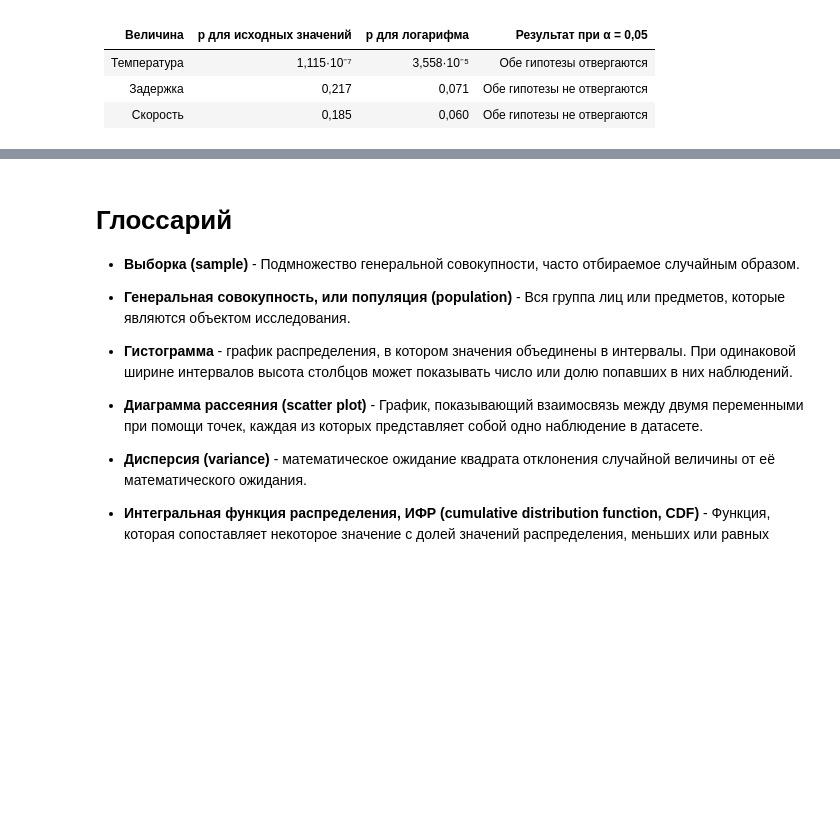
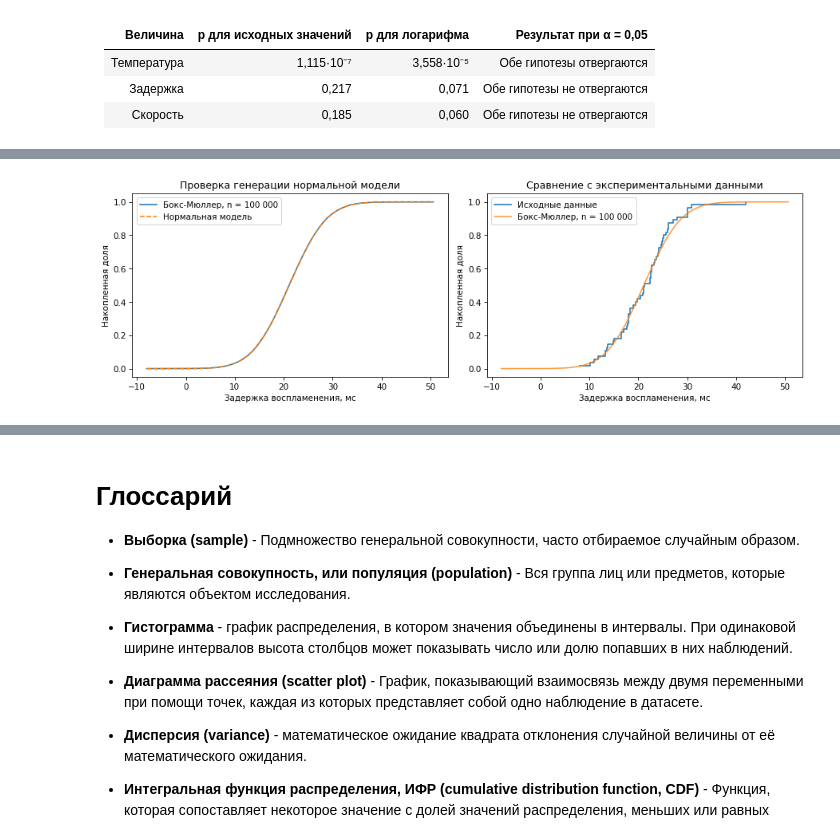
Before and after one commit to ekairaliev/AppStat-Lab01, a Jupyter notebook: AppStat_Lab01.ipynb, the cells around one changed output, grey strips where cells are left out. Saved outputs shown, nothing was run; the diff lists cells and outputs as text; code cells hidden in the pictures; blank space fills up the shorter version.

```diff
--- a/AppStat_Lab01.ipynb
+++ b/AppStat_Lab01.ipynb
@@ -3945,0 +4454,20 @@ display(
+# %%
+delay_bm_mu = t_delay.mean()
+delay_bm_sigma = t_delay.std(ddof=0)
+
+def generate_delay_box_muller(n, seed=None):
+    rng = np.random.default_rng(seed)
+    pair_count = (n + 1) // 2
+
+    u1 = 1 - rng.random(pair_count)
+    u2 = rng.random(pair_count)
+
+    radius = np.sqrt(-2 * np.log(u1))
+    angle = 2 * np.pi * u2
+
+    z1 = radius * np.cos(angle)
+    z2 = radius * np.sin(angle)
+
+    z = np.column_stack((z1, z2)).ravel()[:n]
+
+    return delay_bm_mu + delay_bm_sigma * z
@@ -3945,0 +4609,54 @@ display(
+# %%
+bm_grid = np.linspace(
+    min(t_delay.min(), generated_delay_bm_large.min()),
+    max(t_delay.max(), generated_delay_bm_large.max()),
+    600
+)
+
+fig, axes = plt.subplots(1, 2, figsize=(12, 4))
+
+Cdf.from_seq(generated_delay_bm_large).step(
+    ax=axes[0],
+    label="Бокс-Мюллер, n = 100 000"
+)
+
+axes[0].plot(
+    bm_grid,
+    stats.norm.cdf(
+        bm_grid,
+        loc=delay_bm_mu,
+        scale=delay_bm_sigma
+    ),
+    linestyle="--",
+    label="Нормальная модель"
+)
+
+axes[0].set(
+    title="Проверка генерации нормальной модели",
+    xlabel="Задержка воспламенения, мс",
+    ylabel="Накопленная доля"
+)
+axes[0].legend()
+
+Cdf.from_seq(t_delay).step(
+    ax=axes[1],
+    label="Исходные данные"
+)
+
+Cdf.from_seq(generated_delay_bm_large).step(
+    ax=axes[1],
+    label="Бокс-Мюллер, n = 100 000",
+    alpha=0.8
+)
+
+axes[1].set(
+    title="Сравнение с экспериментальными данными",
+    xlabel="Задержка воспламенения, мс",
+    ylabel="Накопленная доля"
+)
+axes[1].legend()
+
+plt.tight_layout()
+plt.show()
+# %% [output]
+[figure, added]
```
Also changed, not shown: parts of 48 cells of this notebook.
